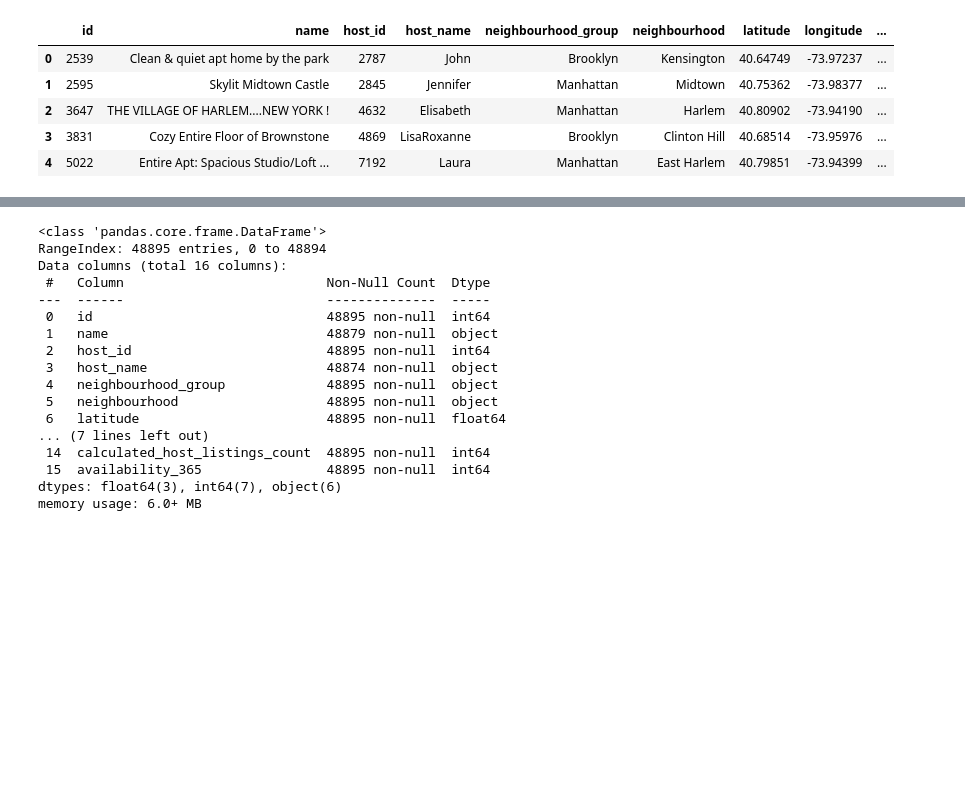
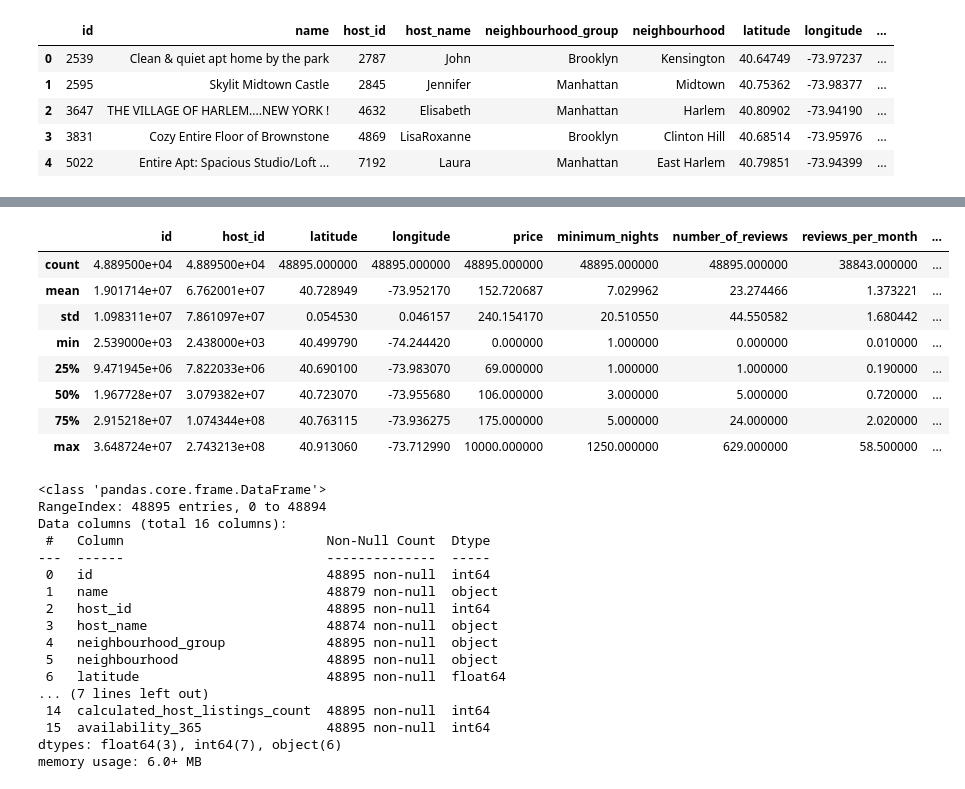
Before and after one commit to osama-ansari140/Airbnb_NYC_Data_Analysis, a Jupyter notebook: Osama_Ansari_Airbnb_Bookings_Analysis_Capstone_Project.ipynb, the cells around one changed output, grey strips where cells are left out. Cells and saved outputs as stored; diff of their text form; code cells hidden in the pictures; blank space fills up the shorter version.

```diff
--- a/Osama_Ansari_Airbnb_Bookings_Analysis_Capstone_Project.ipynb
+++ b/Osama_Ansari_Airbnb_Bookings_Analysis_Capstone_Project.ipynb
@@ -47,3 +57,16 @@ df.head()
+# %%
+#Getting descriptive statistics
+df.describe()
+# %% [output]
+|  | id | host_id | latitude | longitude | price | minimum_nights | number_of_reviews | reviews_per_month | ... |
+| count | 4.889500e+04 | 4.889500e+04 | 48895.000000 | 48895.000000 | 48895.000000 | 48895.000000 | 48895.000000 | 38843.000000 | ... |
+| mean | 1.901714e+07 | 6.762001e+07 | 40.728949 | -73.952170 | 152.720687 | 7.029962 | 23.274466 | 1.373221 | ... |
+| std | 1.098311e+07 | 7.861097e+07 | 0.054530 | 0.046157 | 240.154170 | 20.510550 | 44.550582 | 1.680442 | ... |
+| min | 2.539000e+03 | 2.438000e+03 | 40.499790 | -74.244420 | 0.000000 | 1.000000 | 0.000000 | 0.010000 | ... |
+| 25% | 9.471945e+06 | 7.822033e+06 | 40.690100 | -73.983070 | 69.000000 | 1.000000 | 1.000000 | 0.190000 | ... |
+| 50% | 1.967728e+07 | 3.079382e+07 | 40.723070 | -73.955680 | 106.000000 | 3.000000 | 5.000000 | 0.720000 | ... |
+| 75% | 2.915218e+07 | 1.074344e+08 | 40.763115 | -73.936275 | 175.000000 | 5.000000 | 24.000000 | 2.020000 | ... |
+| max | 3.648724e+07 | 2.743213e+08 | 40.913060 | -73.712990 | 10000.000000 | 1250.000000 | 629.000000 | 58.500000 | ... |
 # %%
 # checking the information of the data
 df.info()
```
Also changed, not shown: parts of 4 cells of this notebook.
